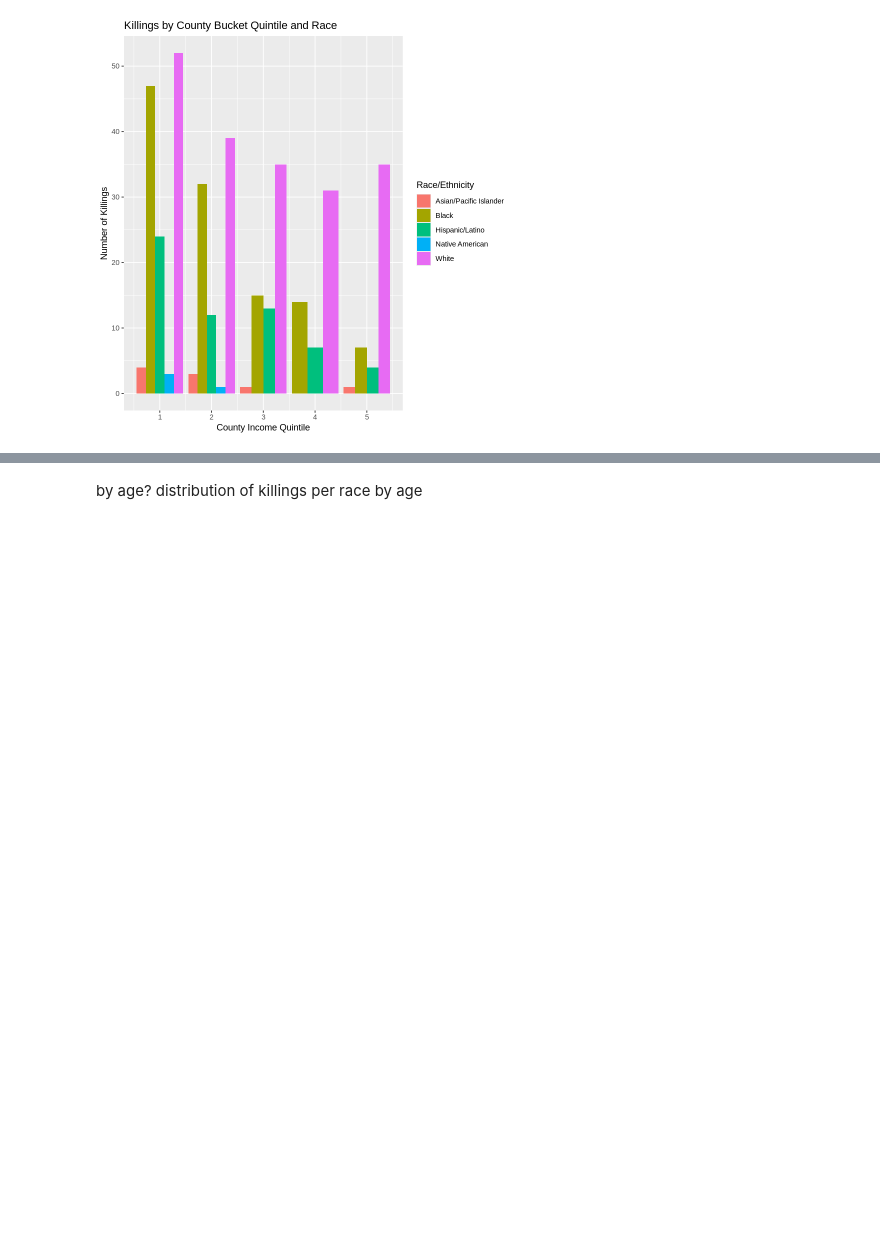
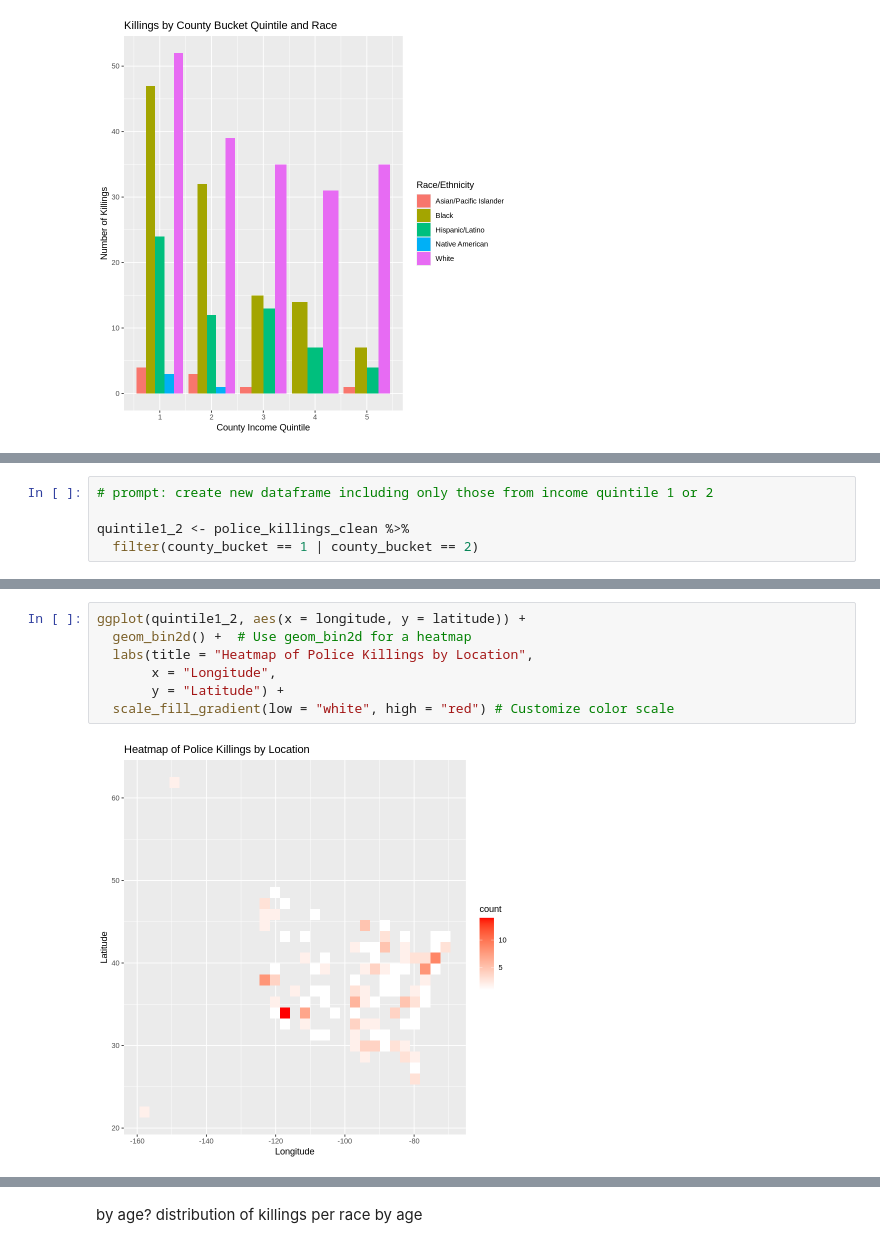
Before and after one commit to bwaves26/statclass, a Jupyter notebook: finalproject.ipynb, the cells around one changed output, grey strips where cells are left out. Cells and saved outputs as stored; diff of their text form; blank space fills up the shorter version.

```diff
--- a/finalproject.ipynb
+++ b/finalproject.ipynb
@@ -153,0 +142,5 @@ ggplot(police_killings_clean, aes(x = raceethnicity, fill = as.factor(county_buc
+# %%
+# prompt: create new dataframe including only those from income quintile 1 or 2
+
+quintile1_2 <- police_killings_clean %>%
+  filter(county_bucket == 1 | county_bucket == 2)
@@ -153,0 +173,9 @@ ggplot(police_killings_clean, aes(x = raceethnicity, fill = as.factor(county_buc
+# %%
+ggplot(quintile1_2, aes(x = longitude, y = latitude)) +
+  geom_bin2d() +  # Use geom_bin2d for a heatmap
+  labs(title = "Heatmap of Police Killings by Location",
+       x = "Longitude",
+       y = "Latitude") +
+  scale_fill_gradient(low = "white", high = "red") # Customize color scale
+# %% [output]
+[figure, added]
```
Also changed, not shown: parts of 14 cells of this notebook.
